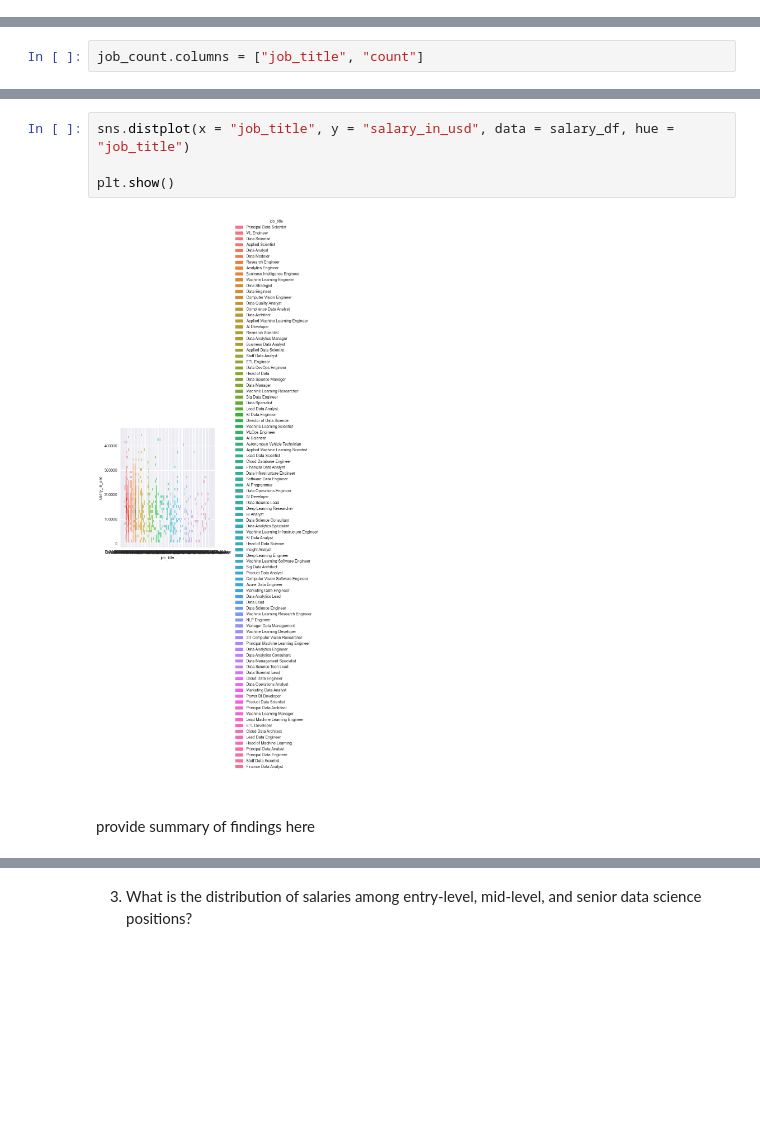
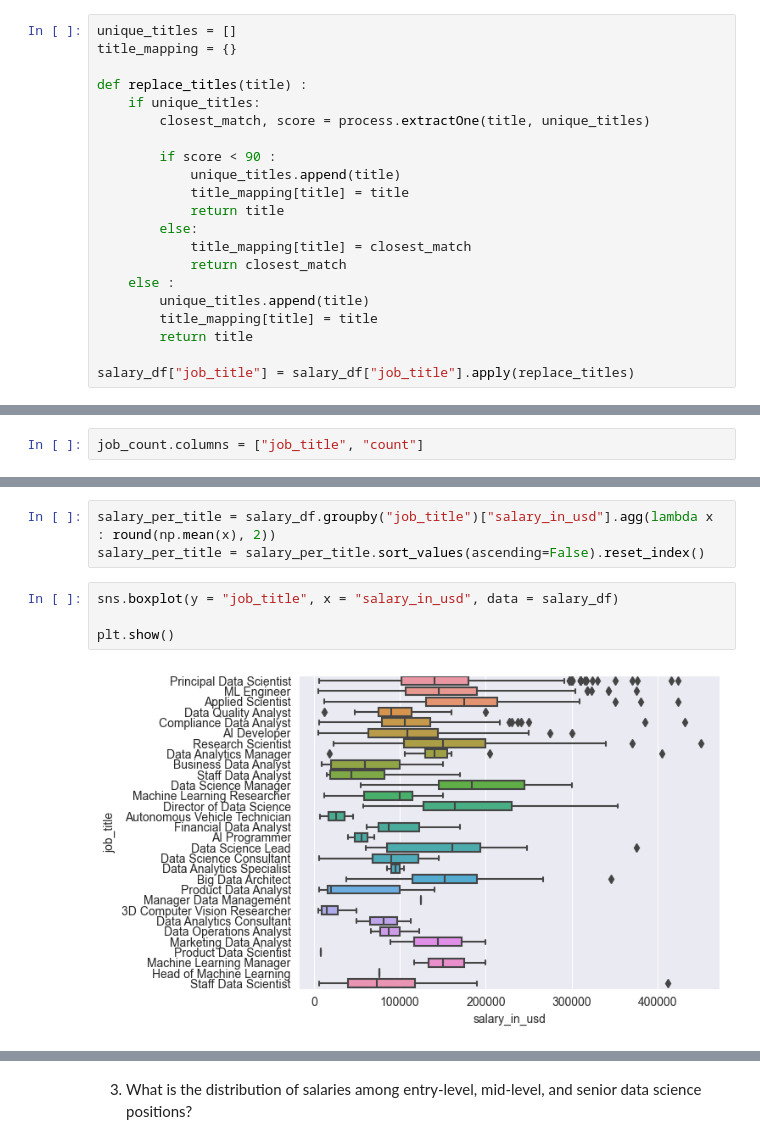
Before and after one commit to Nick-Climaco/code, a Jupyter notebook: Python_code/data projects/Data Science Salaries/notebook.ipynb, the cells around one changed output, grey strips where cells are left out. Drawn from its saved outputs; the diff is of its cells as text; blank space fills up the shorter version.

```diff
--- a/Python_code/data projects/Data Science Salaries/notebook.ipynb
+++ b/Python_code/data projects/Data Science Salaries/notebook.ipynb
@@ -113,3 +134,24 @@ Name: company_location, Length: 3755, dtype: object
+# %%
+unique_titles = []
+title_mapping = {}
+
+def replace_titles(title) :
+    if unique_titles:
+        closest_match, score = process.extractOne(title, unique_titles)
+
+        if score < 90 :
+            unique_titles.append(title)
+            title_mapping[title] = title
+            return title
+        else:
+            title_mapping[title] = closest_match
+            return closest_match
+    else :
+        unique_titles.append(title)
+        title_mapping[title] = title
+        return title
+
+salary_df["job_title"] = salary_df["job_title"].apply(replace_titles)
 # %% [markdown]
 ## Analysis and Visualizations
 # %% [markdown]
@@ -163,9 +205,9 @@ plt.show()
+# %%
+salary_per_title = salary_df.groupby("job_title")["salary_in_usd"].agg(lambda x : round(np.mean(x), 2))
+salary_per_title = salary_per_title.sort_values(ascending=False).reset_index()
 # %%
-sns.distplot(x = "job_title", y = "salary_in_usd", data = salary_df, hue = "job_title")
+sns.boxplot(y = "job_title", x = "salary_in_usd", data = salary_df)
 
 plt.show()
 # %% [output]
-[figure, old version]
+[figure, new version]
-# %% [markdown]
-###
-provide summary of findings here
```
Also changed, not shown: parts of 4 cells of this notebook.
